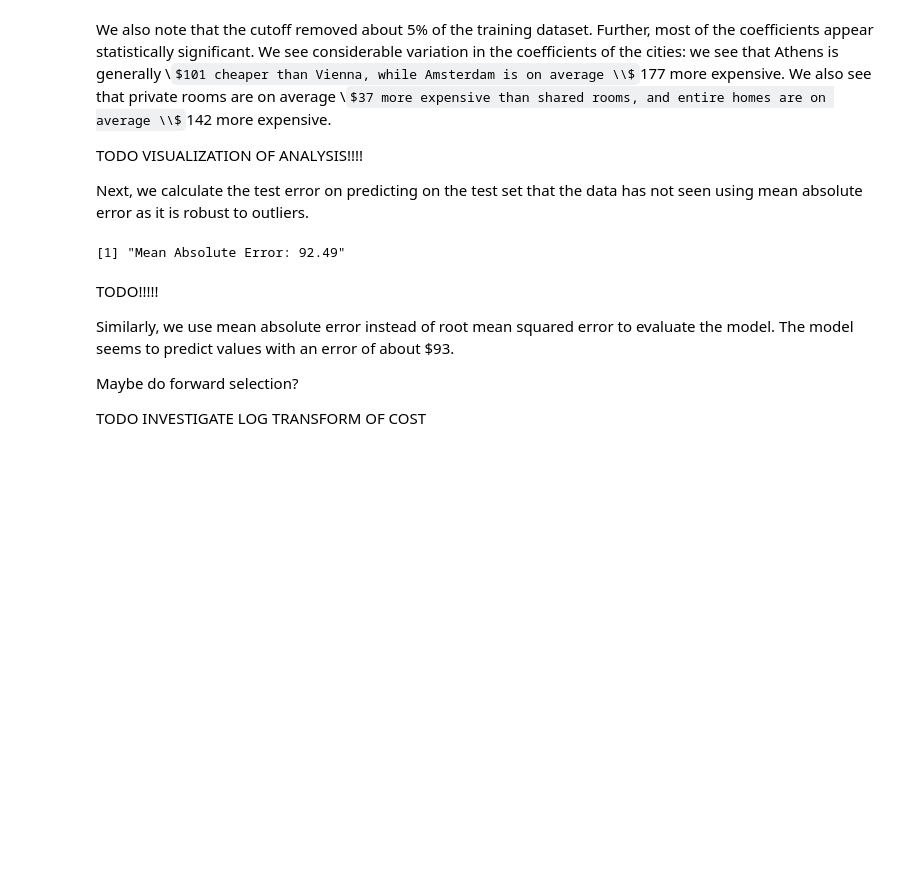
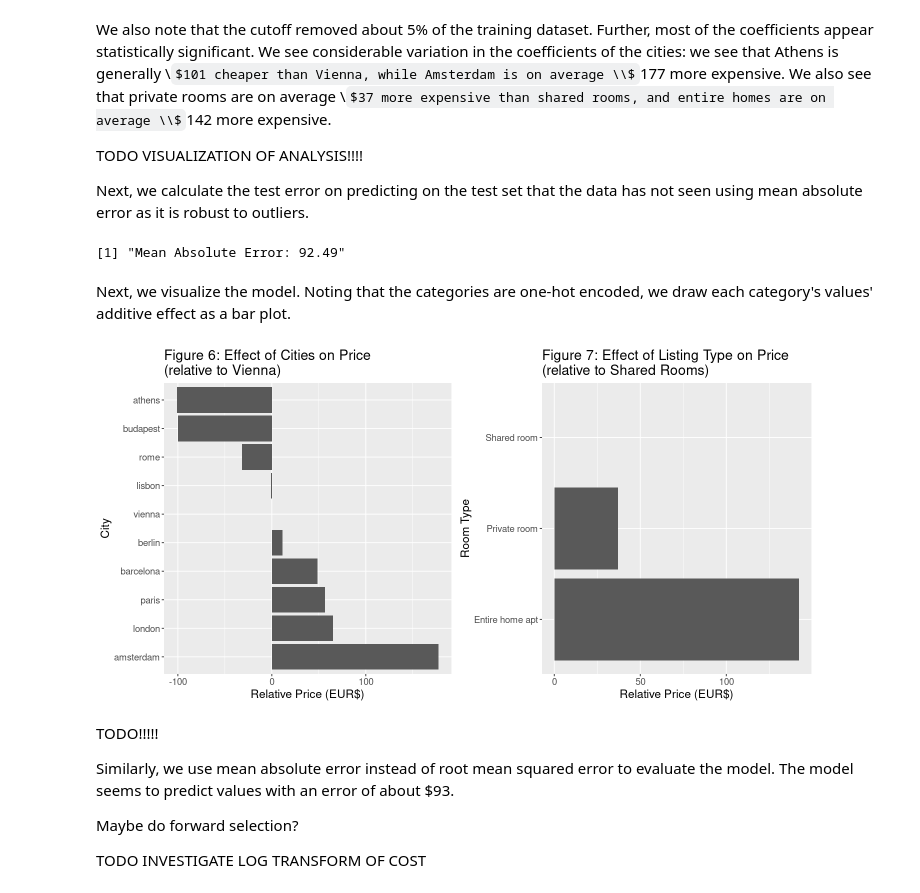
Before and after one commit to Z0rb14n/DSCI-100-Project, a Jupyter notebook: FinalReport.ipynb, the cells around one changed output. Cells and saved outputs as stored; diff of their text form; code cells hidden in the pictures; some formulas as TeX source; blank space fills up the shorter version.

Commit message:
Render visualization of one-hot encoded categorical variables

```diff
--- a/FinalReport.ipynb
+++ b/FinalReport.ipynb
@@ -313,6 +314,36 @@ test_error <- lm_fit |>
 print(sprintf("Mean Absolute Error: %.2f", test_error))
 # %% [output]
 [1] "Mean Absolute Error: 92.49"
+# %% [markdown]
+Next, we visualize the model. Noting that the categories are one-hot encoded, we draw each category's values' additive effect as a bar plot.
+# %%
+options(repr.plot.width = 12, repr.plot.height = 6)
+
+coefficients <- enframe(lm_fit$fit$fit$fit$coefficients)
+
+city_coef_plot <- coefficients |>
+    filter(startsWith(name, "city_")) |>
+    mutate(name = substr(name, 6, 99)) |>
+    bind_rows(tibble(name = "vienna", value = 0)) |> # relative to removed entry
+    ggplot(aes(x=fct_reorder(name, value, .desc = TRUE),y=value)) +
+        coord_flip() +
+        geom_bar(stat = "identity") +
+        theme(text=element_text(size=14)) +
+        labs(x= "City", y = "Relative Price (EUR$)", title = "Figure 6: Effect of Cities on Price\n(relative to Vienna)")
+
+room_coef_plot <- coefficients |>
+    filter(startsWith(name, "room_type_")) |>
+    mutate(name = substr(name, 11, 99)) |>
+    mutate(name = str_replace_all(name, "\\.", " ")) |>
+    bind_rows(tibble(name = "Shared room", value = 0)) |> # relative to removed entry
+    ggplot(aes(x=fct_reorder(name, value, .desc = TRUE),y=value)) +
+        coord_flip() +
+        geom_bar(stat = "identity") +
+        theme(text=element_text(size=14)) +
+        labs(x= "Room Type", y = "Relative Price (EUR$)", title = "Figure 7: Effect of Listing Type on Price\n(relative to Shared Rooms)")
+plot_grid(city_coef_plot, room_coef_plot, ncol = 2)
+# %% [output]
+[figure, added]
 # %% [markdown]
 TODO!!!!!
 
```
Also changed, not shown: parts of 2 cells of this notebook.
